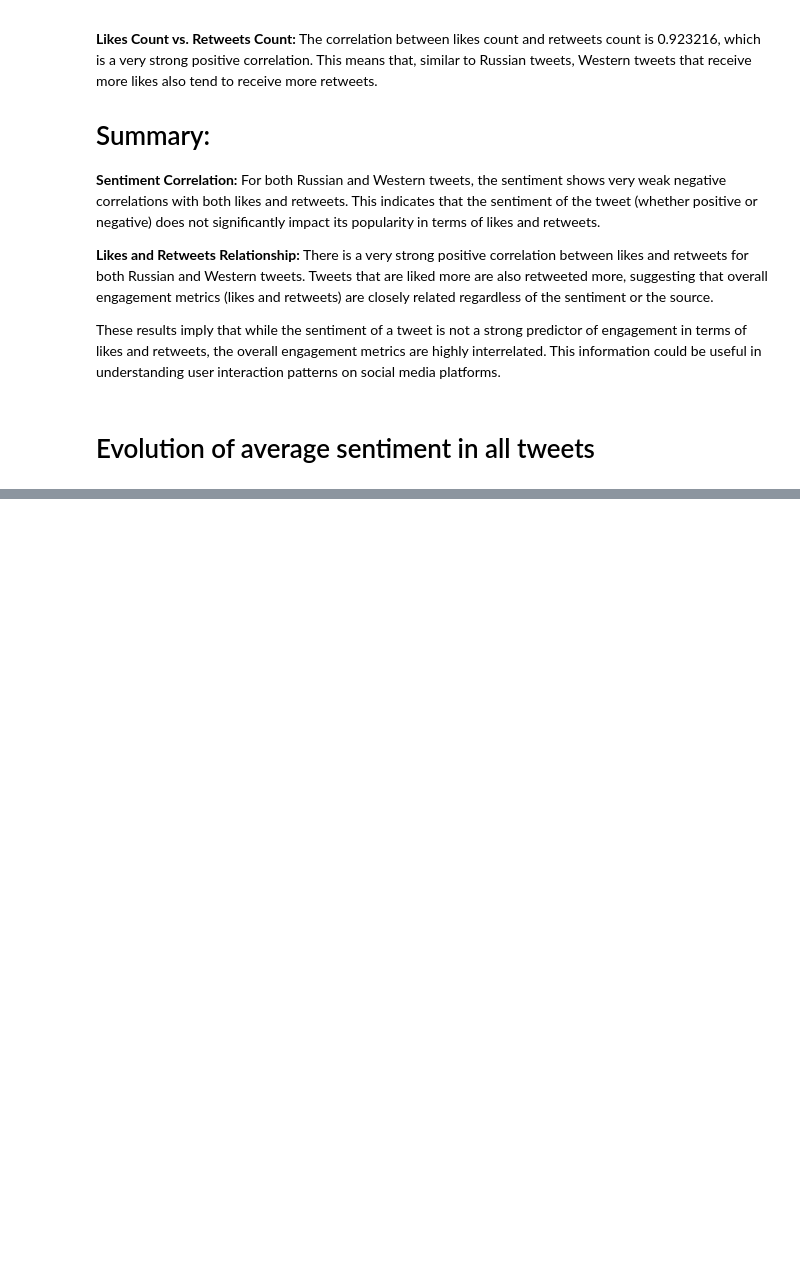
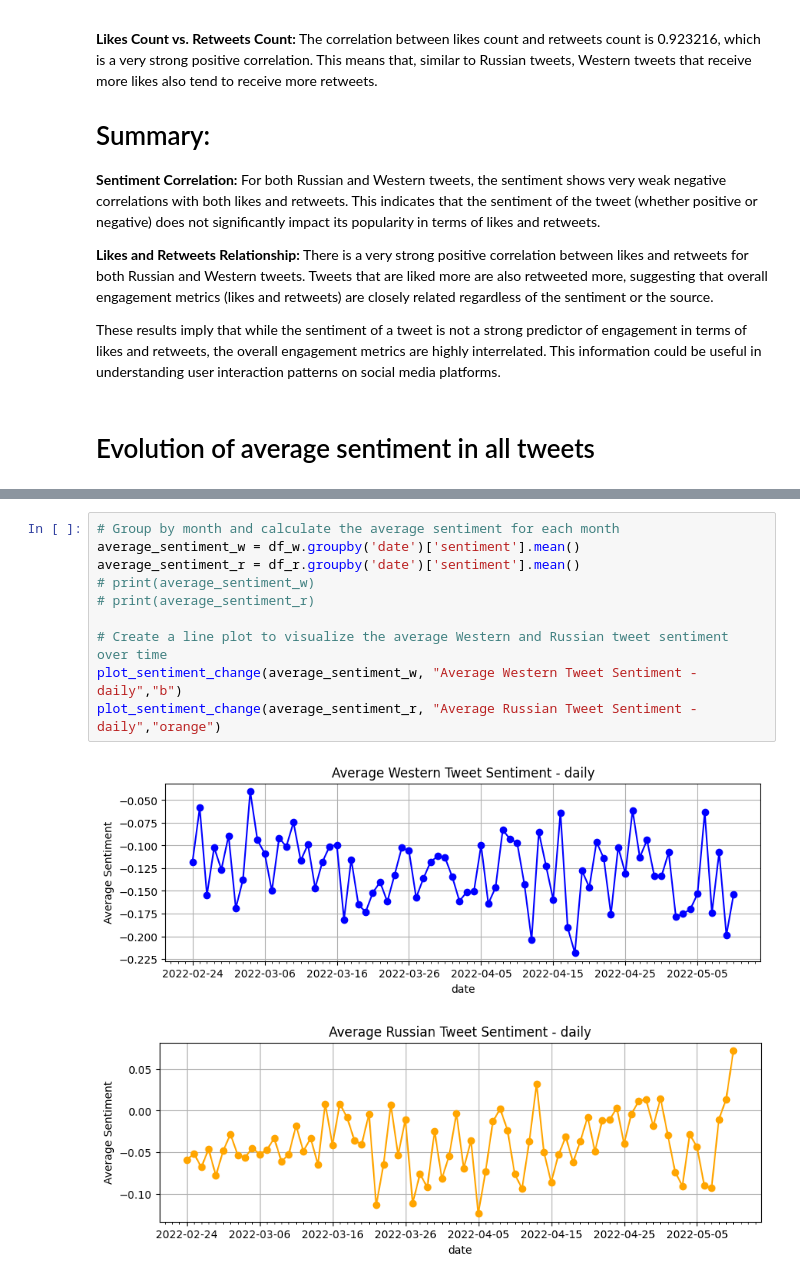
Before and after one commit to itslarisschen/NLP_Final_Exam, a Jupyter notebook: sentiment_analysis.ipynb, the cells around one changed output, grey strips where cells are left out. Cells and saved outputs as stored; diff of their text form; blank space fills up the shorter version.

```diff
--- a/sentiment_analysis.ipynb
+++ b/sentiment_analysis.ipynb
@@ -268,0 +195,13 @@ Name: sentiment, dtype: float64
+# %%
+# Group by month and calculate the average sentiment for each month
+average_sentiment_w = df_w.groupby('date')['sentiment'].mean()
+average_sentiment_r = df_r.groupby('date')['sentiment'].mean()
+# print(average_sentiment_w)
+# print(average_sentiment_r)
+
+# Create a line plot to visualize the average Western and Russian tweet sentiment over time
+plot_sentiment_change(average_sentiment_w, "Average Western Tweet Sentiment - daily","b")
+plot_sentiment_change(average_sentiment_r, "Average Russian Tweet Sentiment - daily","orange")
+# %% [output]
+[figure, added]
+[figure, added]
```
Also changed, not shown: parts of 14 cells of this notebook.
